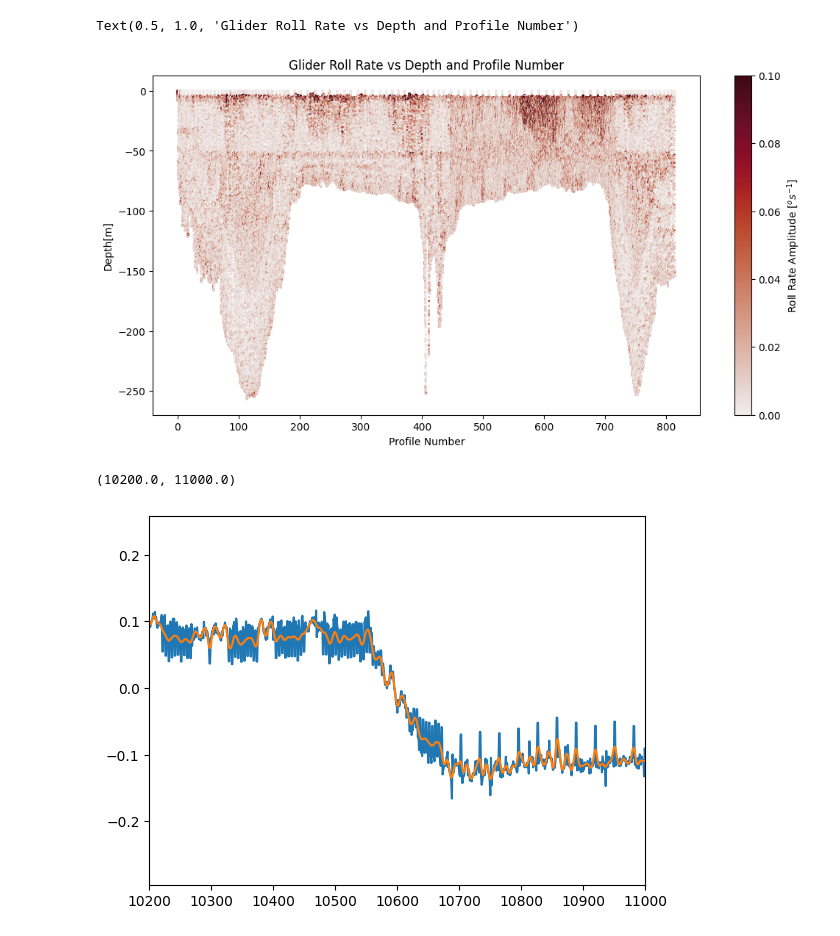
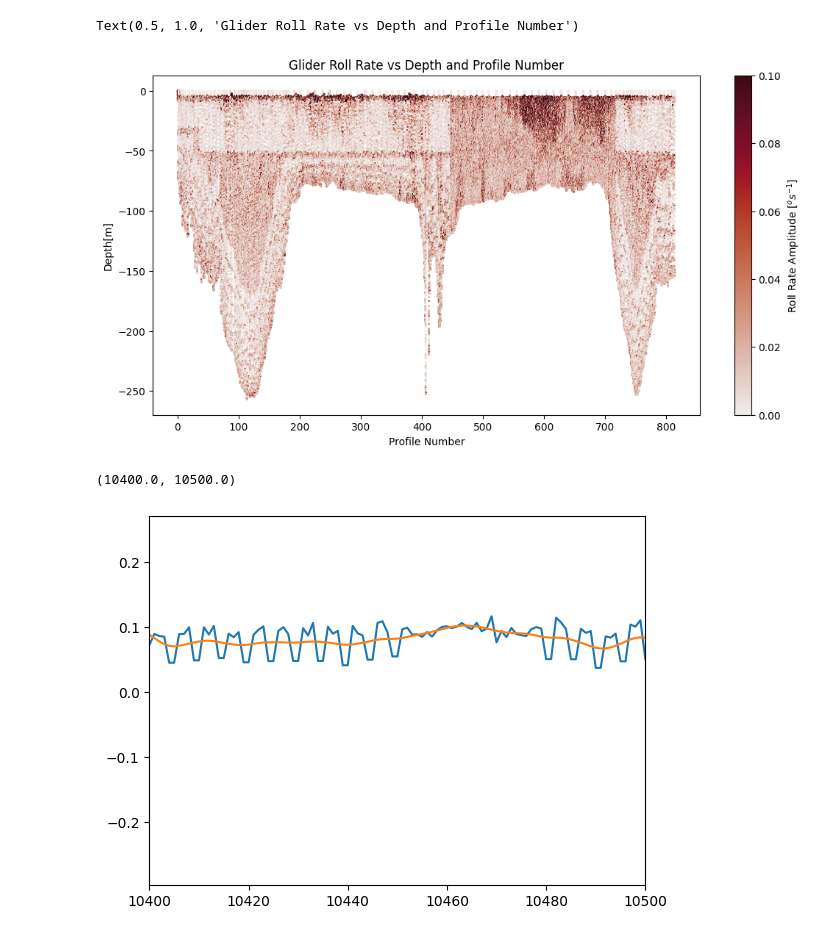
Before and after one commit to nbronikowski/vertical_velocity_testing, a Jupyter notebook: LM_gliderflight_2023_03_batray_spring_bloom_data.ipynb, the cells around one changed output. Saved outputs shown, nothing was run; the diff lists cells and outputs as text; code cells hidden in the pictures.

```diff
--- a/LM_gliderflight_2023_03_batray_spring_bloom_data.ipynb
+++ b/LM_gliderflight_2023_03_batray_spring_bloom_data.ipynb
@@ -33,7 +33,7 @@ v[nans] = np.interp(x(nans), x(~nans), v[~nans])
 # Select index of data
 #dive = 550
 
-indx = (gl.profile_index >350) & (gl.profile_index <500)
+indx = (gl.profile_index >350) & (gl.profile_index <700)
 
 import cartopy.crs as ccrs
 import cartopy.feature as cfeature
@@ -91,8 +91,8 @@ time = gl_raw['time'].to_numpy()
 nans, x = np.isnan(m_roll), lambda z: z.nonzero()[0]
 m_roll[nans] = np.interp(x(nans), x(~nans), m_roll[~nans])
 
-# Create an evenly spaced time vector with 10-second intervals
-time_even = np.arange(time.min(), time.max(), 10)
+# Create an evenly spaced time vector with 5-second intervals
+time_even = np.arange(time.min(), time.max(), 5)
 
 # Interpolate m_roll to the evenly spaced time vector
 interp_even = interp1d(time, m_roll, kind='linear')
@@ -110,7 +110,7 @@ roll_rate = roll_rate(time)
 # Plot the results
 
 fig2, ax2 = plt.subplots(1, 1, figsize=(12, 6))
-sct = ax2.scatter(gl.profile_index, -gl_raw['m_depth'], c=np.abs(roll_rate), cmap=cmo.amp, s=1)  # Set smaller size for scatter dots
+sct = ax2.scatter(gl.profile_index, -gl_raw['m_depth'], c=np.abs(roll_rate), cmap=cmo.amp, s=0.5)  # Set smaller size for scatter dots
 sct.set_clim(0, 0.1)
 
 # Set custom color axis limits
@@ -123,4 +123,4 @@ ax2.set_ylabel('Depth[m]')
 ax2.set_title('Glider Roll Rate vs Depth and Profile Number')
 # %% [output]
 Text(0.5, 1.0, 'Glider Roll Rate vs Depth and Profile Number')
-[figure, old version]
+[figure, new version]
@@ -139,7 +141,8 @@ ds_subset = xr.Dataset({
     'buoyancy':(['time'], gl_raw['m_de_oil_vol'][indx].values),
     'roll': (['time'],gl_raw['m_roll'][indx].values),
     'dive_nr':(['time'],gl['profile_index'][indx].values),
-    'density':(['time'],gl['density'][indx].values)
+    'density':(['time'],gl['density'][indx].values),
+    'roll_rate':(['time'],roll_rate[indx])
 })
 df = ds_subset.to_dataframe().reset_index()
 df = df.interpolate(method='linear') # Fill NaN gaps with linear interpolation
@@ -154,37 +157,37 @@ df = df.drop_duplicates(subset='time')  # Remove duplicate time values
 # %%
 #window_size = 10  # You can adjust this window size to get the desired smoothing effect
 #df['pressure_smoothed'] = df['pressure'].rolling(window=window_size).mean()
 
 #from scipy.signal import savgol_filter
 #window_length = 11  # Window length must be a positive odd integer
 #polyorder = 3 # Polynomial order must be less than window_length
 #df['pressure_smoothed'] = savgol_filter(df['pressure'], window_length, polyorder)
 
 from scipy.signal import butter, filtfilt
 
 # Apply a Butterworth filter to the pressure data
 def butter_lowpass_filter(data, cutoff, fs, order=5):
     nyquist = 0.5 * fs
     normal_cutoff = cutoff / nyquist
     b, a = butter(order, normal_cutoff, btype='low', analog=False)
     y = filtfilt(b, a, data)
     return y
 
 # Define filter parameters
-cutoff_frequency = 1 / 10  # 3-second cutoff frequency in Hz (1/3 Hz)
+cutoff_frequency = 1 / 10  # 10-second cutoff frequency in Hz (1/10 Hz)
 sampling_frequency = 1 / np.median(np.diff(df['time']))  # Sampling frequency of the data in Hz
 order = 3  # Order of the filter
 
 # Apply the filter
 df['pressure_smoothed'] = butter_lowpass_filter(df['pressure'], cutoff_frequency, sampling_frequency, order)
 
 
 plt.plot(df.index,np.concatenate(([0], np.diff(df.pressure))))
 plt.plot(df.index,np.concatenate(([0], np.diff(df.pressure_smoothed))))
-plt.xlim(10200,11000)
+plt.xlim(10400,10500)
 # %% [output]
-(10200.0, 11000.0)
+(10400.0, 10500.0)
-[figure, old version]
+[figure, new version]
 # %%
 data = {
     'time': df.index.to_numpy()-np.min(df.index.to_numpy()),
```
Also changed, not shown: parts of 7 cells of this notebook, 1 other file.
